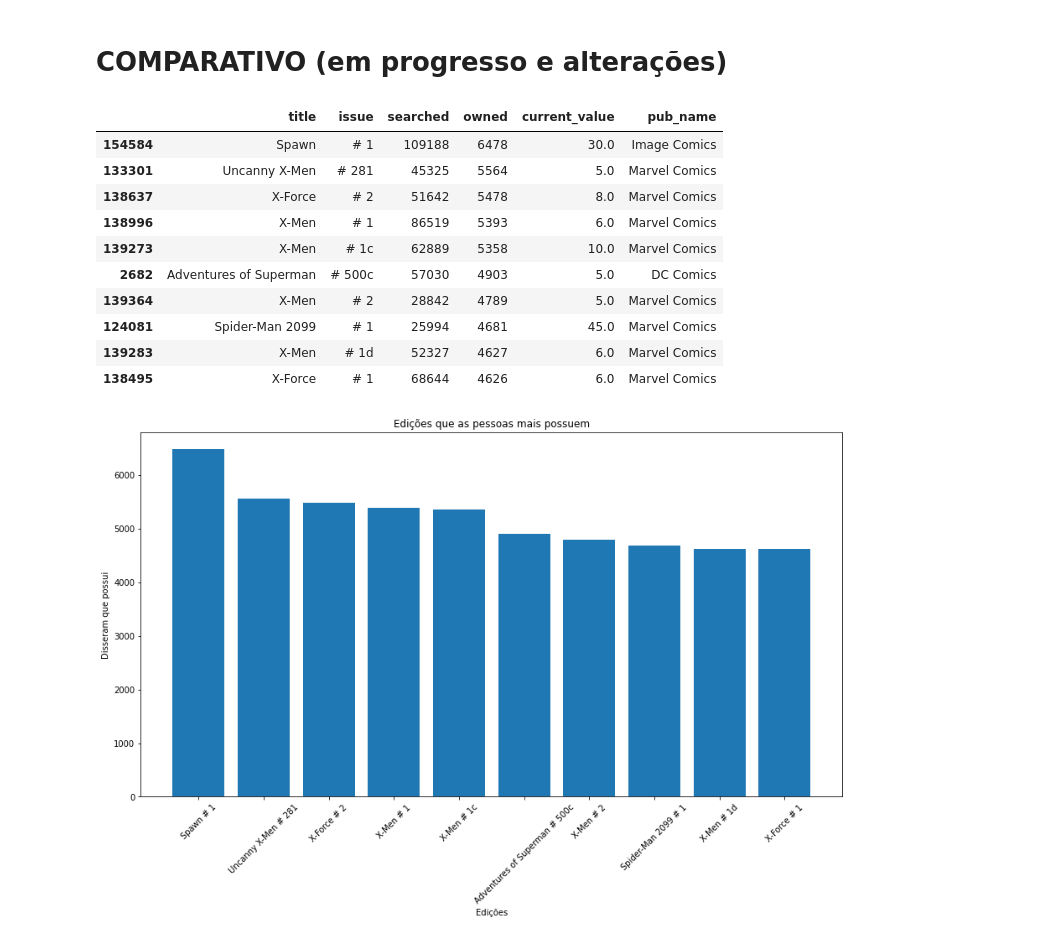
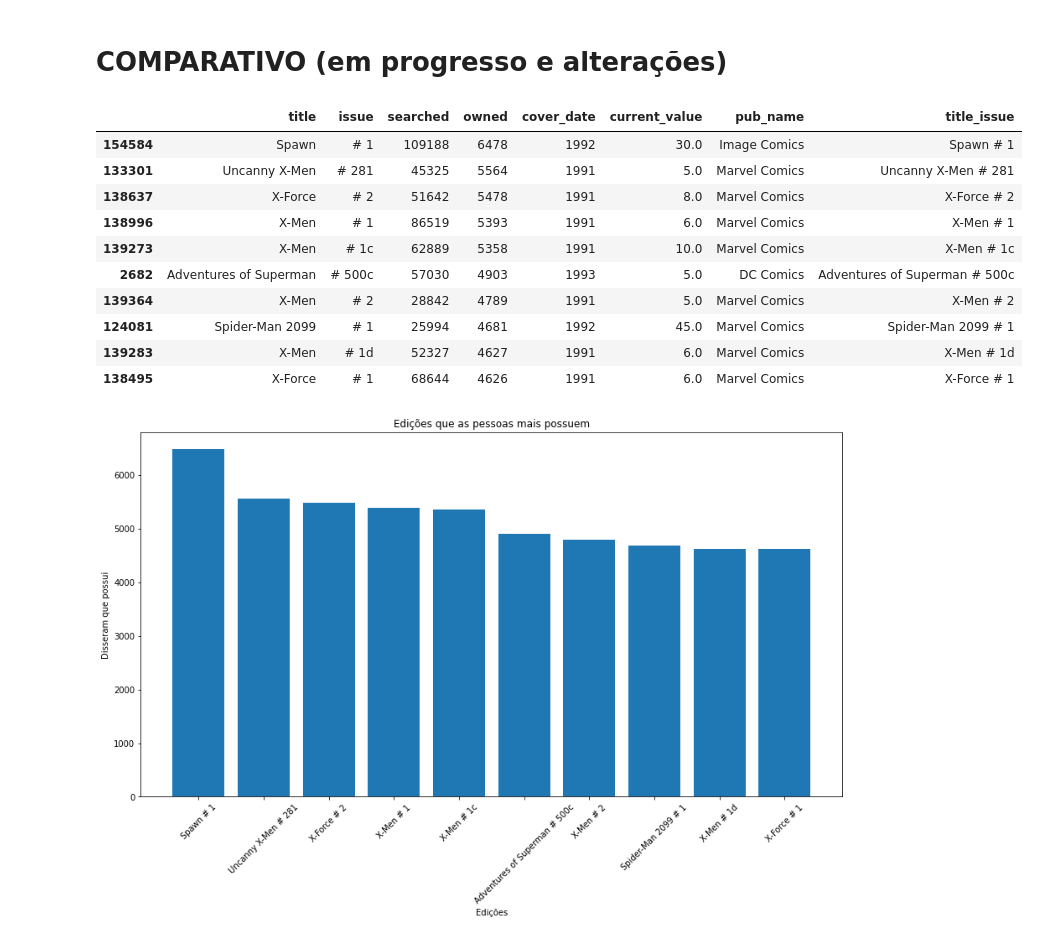
Before and after one commit to deboraxhx/JornadaDataScience, a Jupyter notebook: simple_analise_de_dados_COMICS_DATASET.ipynb, the cells around one changed output. Saved outputs shown, nothing was run; the diff lists cells and outputs as text; code cells hidden in the pictures.

```diff
--- a/simple_analise_de_dados_COMICS_DATASET.ipynb
+++ b/simple_analise_de_dados_COMICS_DATASET.ipynb
@@ -473,19 +497,20 @@ Name: owned, dtype: int64
 # %% [markdown]
 # COMPARATIVO  (em progresso e alterações)
 # %%
-comparativo = dados[['title','issue','searched','owned','current_value','pub_name']]
+comparativo = dados[['title','issue','searched','owned','cover_date','current_value','pub_name',]]
+comparativo['title_issue'] = comparativo['title'] + ' ' + comparativo['issue']
 #comparativo['searched_x_owned'] = comparativo[]
 comparativo.sort_values(by='owned', ascending=False)[:10]
 # %% [output]
-|  | title | issue | searched | owned | current_value | pub_name |
-| 154584 | Spawn | # 1 | 109188 | 6478 | 30.0 | Image Comics |
-| 133301 | Uncanny X-Men | # 281 | 45325 | 5564 | 5.0 | Marvel Comics |
-| 138637 | X-Force | # 2 | 51642 | 5478 | 8.0 | Marvel Comics |
-| 138996 | X-Men | # 1 | 86519 | 5393 | 6.0 | Marvel Comics |
-| 139273 | X-Men | # 1c | 62889 | 5358 | 10.0 | Marvel Comics |
-| 2682 | Adventures of Superman | # 500c | 57030 | 4903 | 5.0 | DC Comics |
-| 139364 | X-Men | # 2 | 28842 | 4789 | 5.0 | Marvel Comics |
-| 124081 | Spider-Man 2099 | # 1 | 25994 | 4681 | 45.0 | Marvel Comics |
-| 139283 | X-Men | # 1d | 52327 | 4627 | 6.0 | Marvel Comics |
-| 138495 | X-Force | # 1 | 68644 | 4626 | 6.0 | Marvel Comics |
+|  | title | issue | searched | owned | cover_date | current_value | pub_name | title_issue |
+| 154584 | Spawn | # 1 | 109188 | 6478 | 1992 | 30.0 | Image Comics | Spawn # 1 |
+| 133301 | Uncanny X-Men | # 281 | 45325 | 5564 | 1991 | 5.0 | Marvel Comics | Uncanny X-Men # 281 |
+| 138637 | X-Force | # 2 | 51642 | 5478 | 1991 | 8.0 | Marvel Comics | X-Force # 2 |
+| 138996 | X-Men | # 1 | 86519 | 5393 | 1991 | 6.0 | Marvel Comics | X-Men # 1 |
+| 139273 | X-Men | # 1c | 62889 | 5358 | 1991 | 10.0 | Marvel Comics | X-Men # 1c |
+| 2682 | Adventures of Superman | # 500c | 57030 | 4903 | 1993 | 5.0 | DC Comics | Adventures of Superman # 500c |
+| 139364 | X-Men | # 2 | 28842 | 4789 | 1991 | 5.0 | Marvel Comics | X-Men # 2 |
+| 124081 | Spider-Man 2099 | # 1 | 25994 | 4681 | 1992 | 45.0 | Marvel Comics | Spider-Man 2099 # 1 |
+| 139283 | X-Men | # 1d | 52327 | 4627 | 1991 | 6.0 | Marvel Comics | X-Men # 1d |
+| 138495 | X-Force | # 1 | 68644 | 4626 | 1991 | 6.0 | Marvel Comics | X-Force # 1 |
 # %%
```
Also changed, not shown: parts of 48 cells of this notebook.
